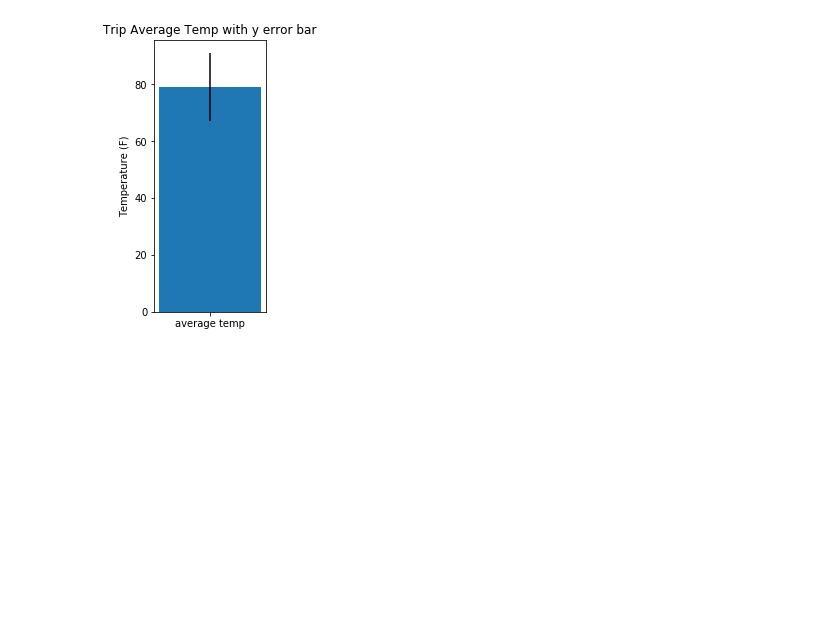
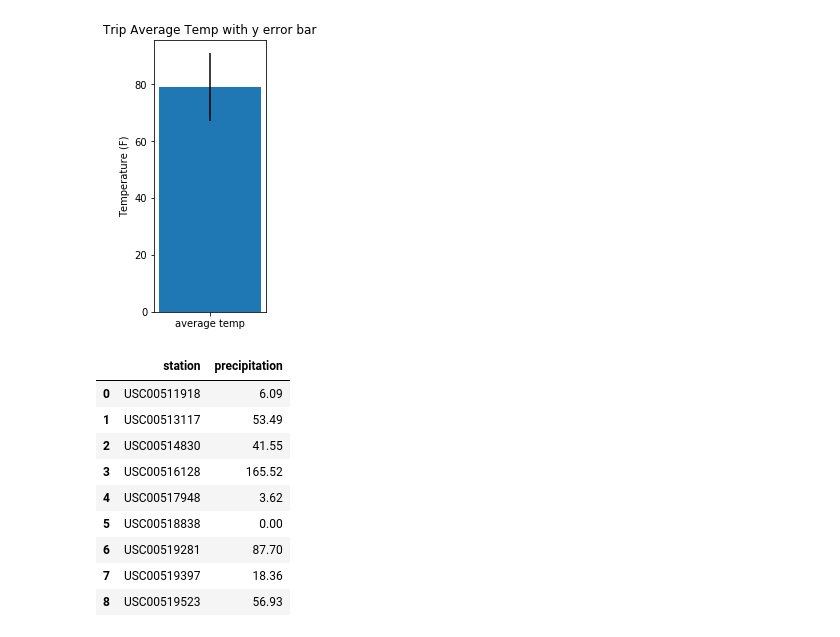
Before and after one commit to ptendolkar1/Advanced_Data_Storage_-_Retrieval_HW, a Jupyter notebook: climate_analysis1.ipynb, the cells around one changed output. Cells and saved outputs as stored; diff of their text form; code cells hidden in the pictures; blank space fills up the shorter version.

```diff
--- a/climate_analysis1.ipynb
+++ b/climate_analysis1.ipynb
@@ -192,0 +203,29 @@ def hello_world():
+# %%
+# OPTIONAL RECOMMENDED ANALYSIS
+
+# Rainfall per weather station in the year using the previous year's matching dates.
+
+sel = [Stations.station, func.sum(Measurements.prcp)]
+prcp_previous_year_data = session.query(*sel).\
+    filter(Stations.station == Measurements.station).\
+    filter(func.strftime("%YY/%m/%d", Measurements.date) >= "2015/08/01").\
+    filter(func.strftime("%YY/%m/%d", Measurements.date) <= "2016/08/01").\
+    group_by(Measurements.station).all()
+
+prcp_previous_year_dict = dict(prcp_previous_year_data)
+prcp_previous_year_df = pd.DataFrame.from_dict(prcp_previous_year_dict, orient='index', dtype=None)
+prcp_previous_year_df = prcp_previous_year_df.reset_index()
+prcp_previous_year_df.columns = ['station', 'precipitation']
+
+prcp_previous_year_df
+# %% [output]
+|  | station | precipitation |
+| 0 | USC00511918 | 6.09 |
+| 1 | USC00513117 | 53.49 |
+| 2 | USC00514830 | 41.55 |
+| 3 | USC00516128 | 165.52 |
+| 4 | USC00517948 | 3.62 |
+| 5 | USC00518838 | 0.00 |
+| 6 | USC00519281 | 87.70 |
+| 7 | USC00519397 | 18.36 |
+| 8 | USC00519523 | 56.93 |
```
Also changed, not shown: parts of 6 cells of this notebook.
